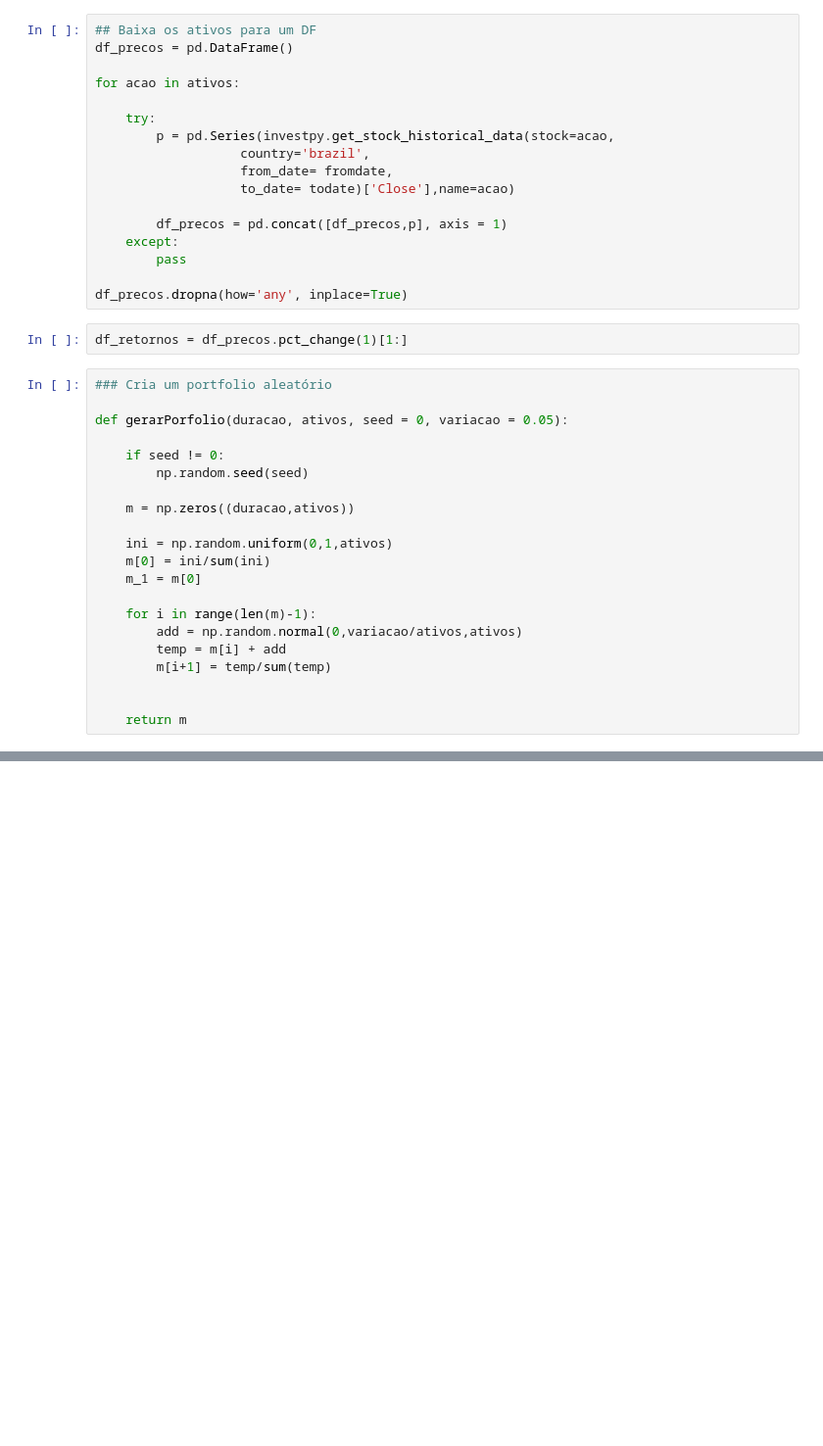
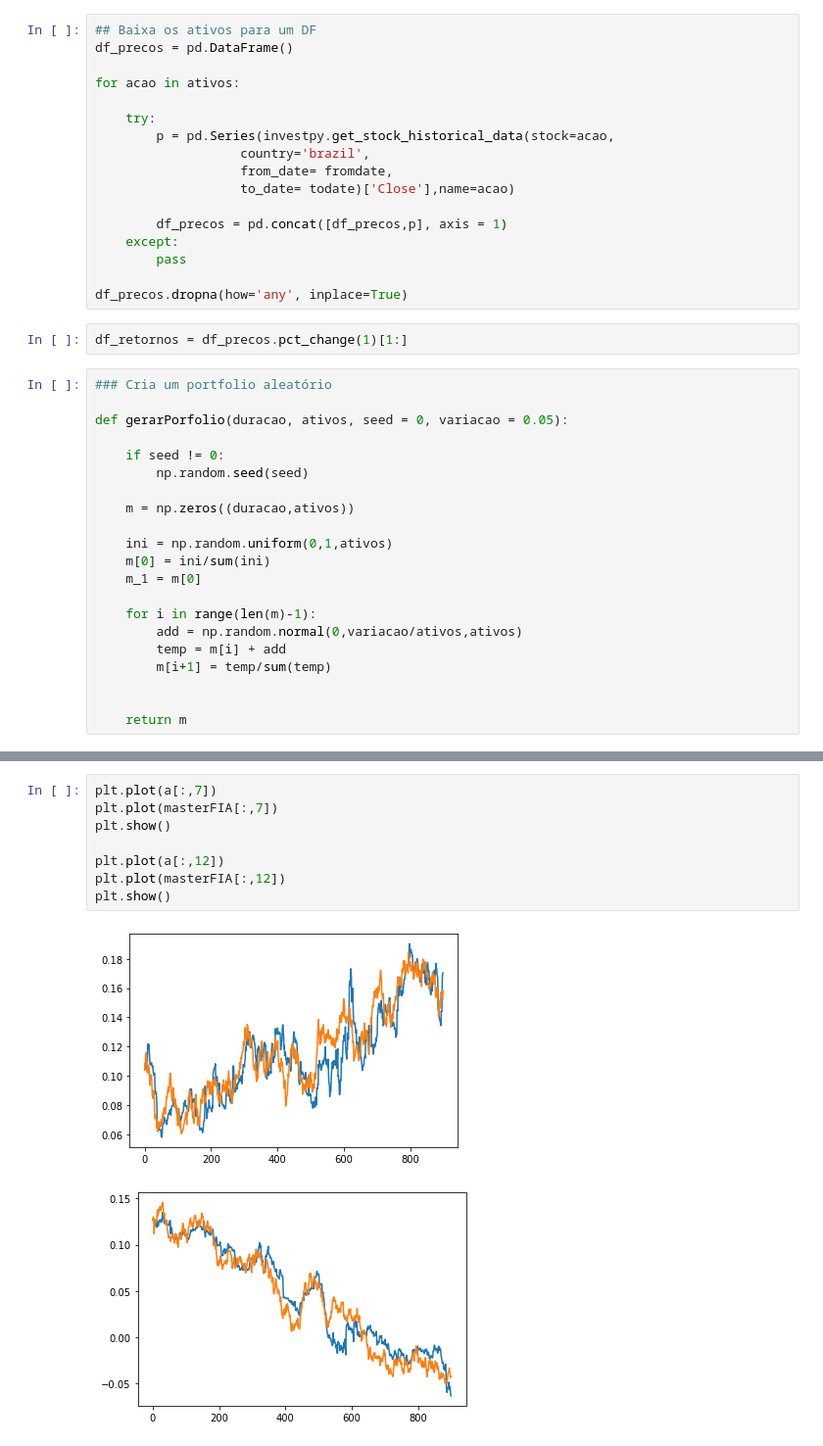
Before and after one commit to andrequant/EquityFund_Holdings, a Jupyter notebook: Portfolio1.ipynb, the cells around one changed output, grey strips where cells are left out. Shown at 98% size. Cells and saved outputs as stored; diff of their text form; blank space fills up the shorter version.

```diff
--- a/Portfolio1.ipynb
+++ b/Portfolio1.ipynb
@@ -88,0 +143,11 @@ plt.show()
+# %%
+plt.plot(a[:,7])
+plt.plot(masterFIA[:,7])
+plt.show()
+
+plt.plot(a[:,12])
+plt.plot(masterFIA[:,12])
+plt.show()
+# %% [output]
+[figure, added]
+[figure, added]
```
Also changed, not shown: parts of 22 cells of this notebook.
